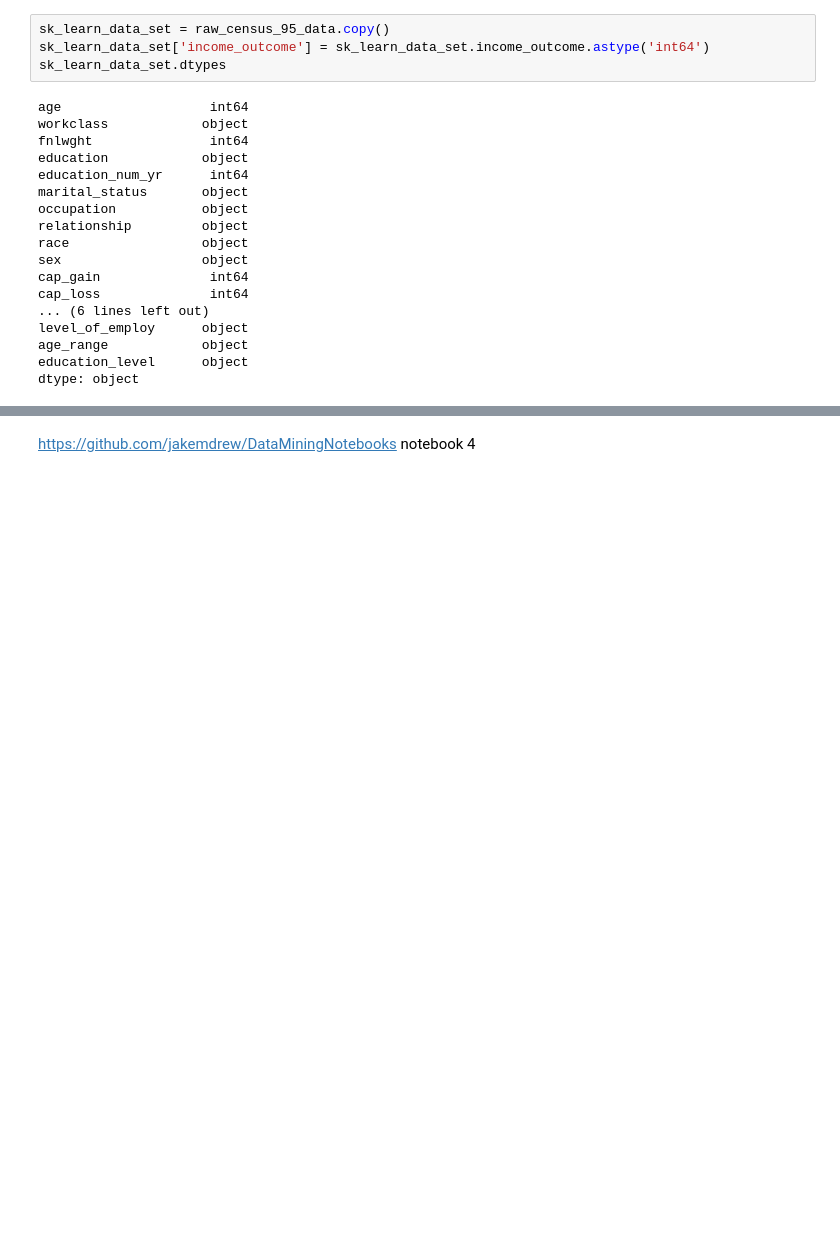
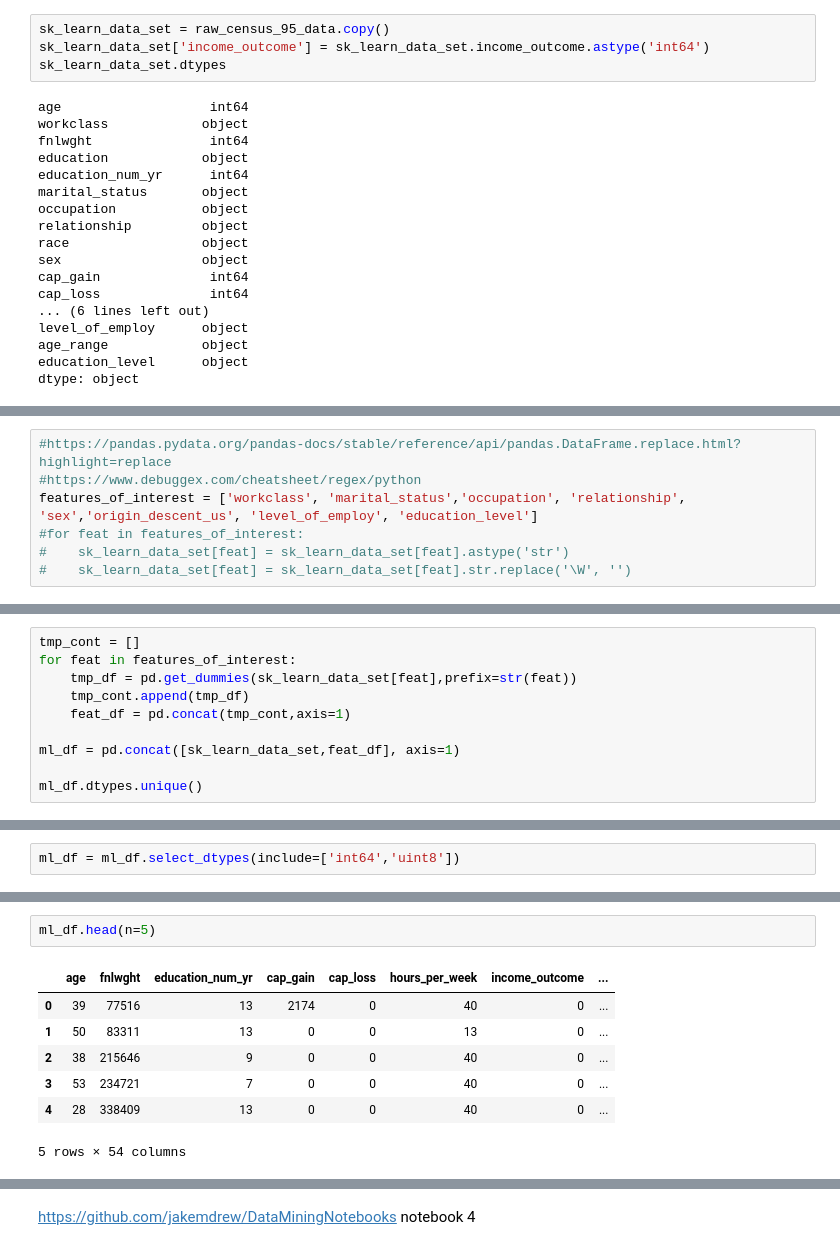
Before and after one commit to andrewmejia600/MSDS7331, a Jupyter notebook: Lab_1_95_census_data.ipynb, the cells around one changed output, grey strips where cells are left out. Saved outputs shown, nothing was run; the diff lists cells and outputs as text; blank space fills up the shorter version.

```diff
--- a/Lab_1_95_census_data.ipynb
+++ b/Lab_1_95_census_data.ipynb
@@ -657,0 +656,7 @@ features_of_interest = ['workclass', 'marital_status','education','occupation',
+# %%
+#https://pandas.pydata.org/pandas-docs/stable/reference/api/pandas.DataFrame.replace.html?highlight=replace
+#https://www.debuggex.com/cheatsheet/regex/python
+features_of_interest = ['workclass', 'marital_status','occupation', 'relationship', 'sex','origin_descent_us', 'level_of_employ', 'education_level']
+#for feat in features_of_interest:
+#    sk_learn_data_set[feat] = sk_learn_data_set[feat].astype('str')
+#    sk_learn_data_set[feat] = sk_learn_data_set[feat].str.replace('\W', '')
@@ -657,0 +673,10 @@ features_of_interest = ['workclass', 'marital_status','education','occupation',
+# %%
+tmp_cont = []
+for feat in features_of_interest:
+    tmp_df = pd.get_dummies(sk_learn_data_set[feat],prefix=str(feat))
+    tmp_cont.append(tmp_df)
+    feat_df = pd.concat(tmp_cont,axis=1)
+
+ml_df = pd.concat([sk_learn_data_set,feat_df], axis=1)
+
+ml_df.dtypes.unique()
@@ -657,0 +685,2 @@ features_of_interest = ['workclass', 'marital_status','education','occupation',
+# %%
+ml_df = ml_df.select_dtypes(include=['int64','uint8'])
@@ -657,0 +707,10 @@ features_of_interest = ['workclass', 'marital_status','education','occupation',
+# %%
+ml_df.head(n=5)
+# %% [output]
+|  | age | fnlwght | education_num_yr | cap_gain | cap_loss | hours_per_week | income_outcome | ... |
+| 0 | 39 | 77516 | 13 | 2174 | 0 | 40 | 0 | ... |
+| 1 | 50 | 83311 | 13 | 0 | 0 | 13 | 0 | ... |
+| 2 | 38 | 215646 | 9 | 0 | 0 | 40 | 0 | ... |
+| 3 | 53 | 234721 | 7 | 0 | 0 | 40 | 0 | ... |
+| 4 | 28 | 338409 | 13 | 0 | 0 | 40 | 0 | ... |
+5 rows × 54 columns
```
Also changed, not shown: parts of 11 cells of this notebook.
